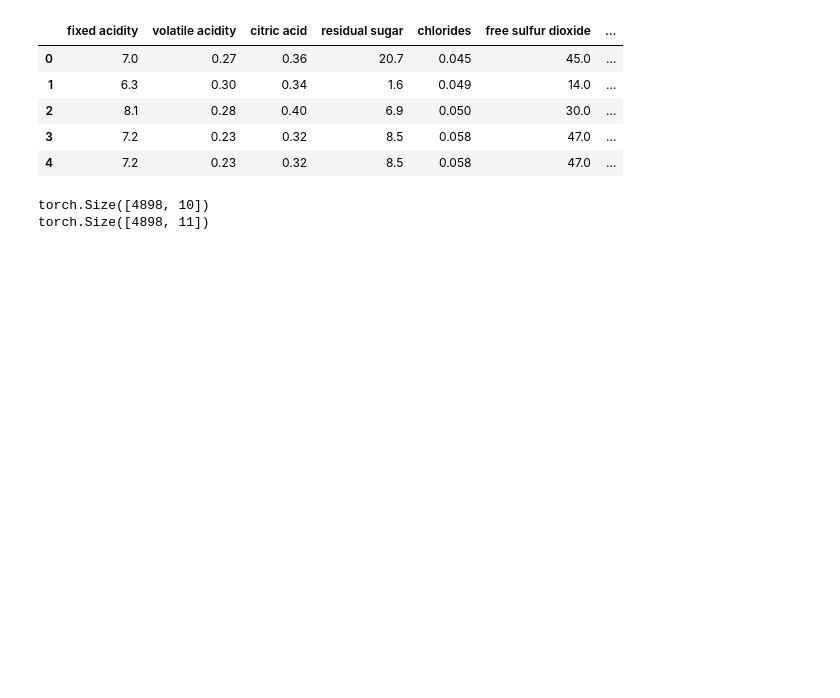
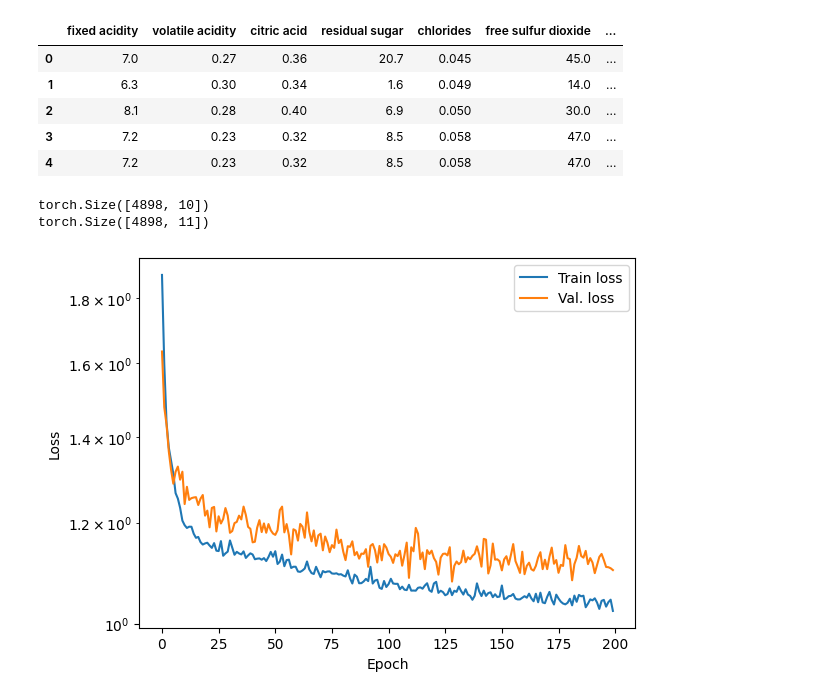
Before and after one commit to atticusjohnston/wine-quality-prediction, a Jupyter notebook: main.ipynb, the cells around one changed output. Saved outputs shown, nothing was run; the diff lists cells and outputs as text; code cells hidden in the pictures; blank space fills up the shorter version.

Commit message:
Model with 86.02 acc.

```diff
--- a/main.ipynb
+++ b/main.ipynb
@@ -94,7 +94,7 @@ class SimpleNet(nn.Module):
         return x
 
 class TransformerModel(nn.Module):
-    def __init__(self, input_size, output_size, num_layers=5, num_heads=8, hidden_size=128, dropout=0.5):
+    def __init__(self, input_size, output_size, num_layers=5, num_heads=16, hidden_size=128, dropout=0.5):
         super(TransformerModel, self).__init__()
 
         # Embedding layer
@@ -113,12 +113,12 @@ class TransformerModel(nn.Module):
         # Apply embedding
         x = self.embedding(x)
 
-        x = x.unsqueeze(1) # (seq_len, batch_size, hidden_size)
+        x = x.unsqueeze(1) # (batch_size, seq_len, hidden_size)
 
         # Apply transformer encoder
         x = self.transformer_encoder(x)
 
-        x = x.squeeze(1)
+        x = x.squeeze(1) # (batch_size, hidden_size)
 
         # Apply output layer
         x = self.relu(self.output_layer(x))
@@ -135,10 +135,11 @@ device = torch.device("cpu")
 # device = torch.device("mps" if torch.backends.mps.is_built() else "cpu")
 model.to(device)
 
-nepoch = 1000
+nepoch = 200
 
-train_losses = []
-val_losses = []
+train_losses, val_losses = [], []
+
+model.train()
 
 # for epoch in range(nepoch):
 for epoch in tqdm(range(nepoch), leave=True, unit='epoch', desc= "Epochs"):
@@ -158,33 +159,35 @@ for epoch in tqdm(range(nepoch), leave=True, unit='epoch', desc= "Epochs"):
         train_loss = criterion(outputs, targets)
         train_loss.backward()
         optimiser.step()
 
         total_train_loss += train_loss.item()
         train_count += 1
 
     with torch.no_grad():
         for batch in val_loader:
             inputs, targets = batch['features'], batch['target']
             inputs, targets = inputs.to(device), targets.to(device)
 
             outputs = model(inputs)
 
             val_loss = criterion(outputs, targets)
 
             total_val_loss += val_loss.item()
             val_count += 1
 
     train_losses.append(total_train_loss/train_count)
     val_losses.append(total_val_loss/val_count)
     # scheduler.step()
 
 plt.semilogy(train_losses)
 plt.semilogy(val_losses)
 plt.legend(["Train loss", "Val. loss"])
 plt.xlabel("Epoch")
 plt.ylabel("Loss")
 plt.show()
 notify("Training Finished", "")
+# %% [output]
+[figure, added]
 # %%
 print("Final training loss:  ", round(train_losses[-1], 4))
 print("Final validation loss:", round(val_losses[-1], 4))
```
Also changed, not shown: parts of 3 cells of this notebook.
